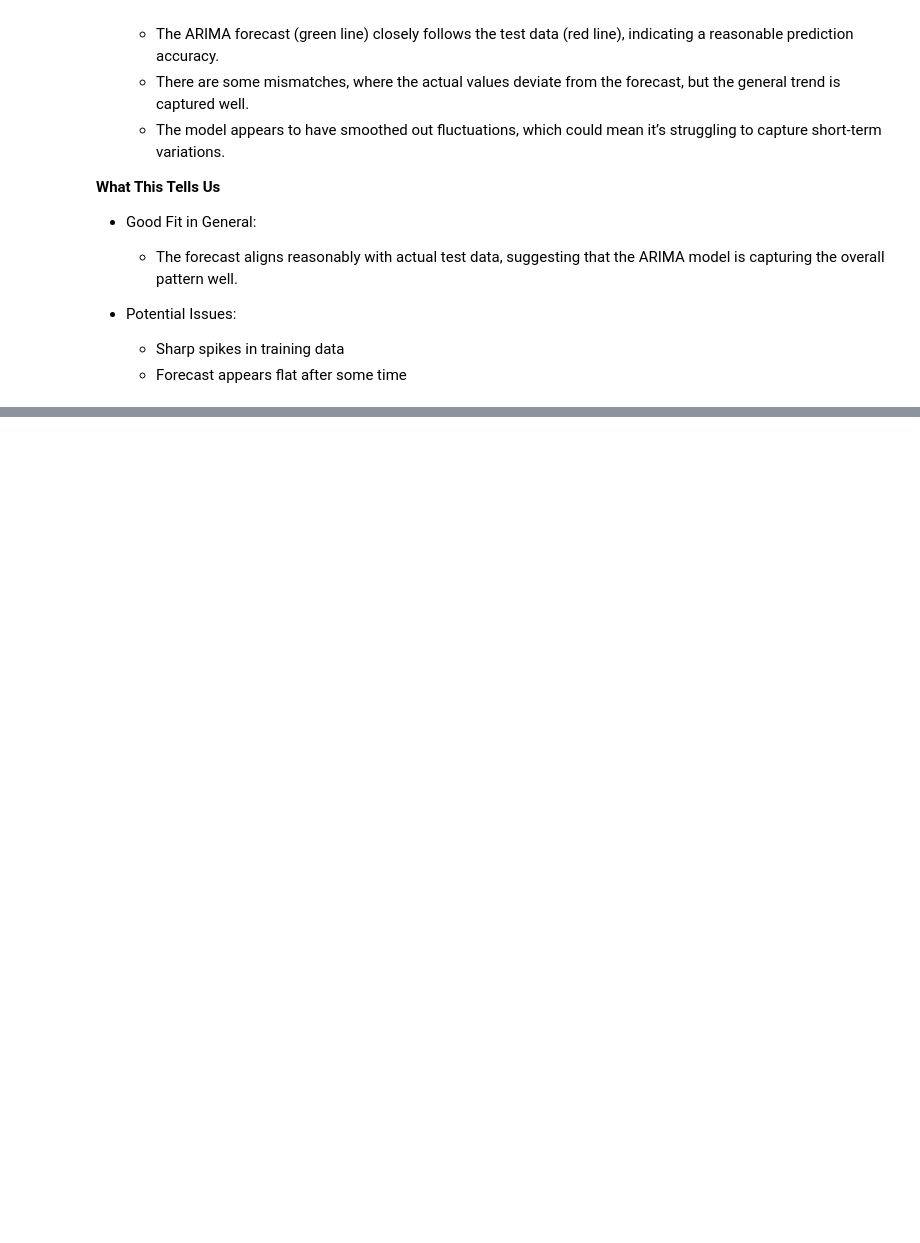
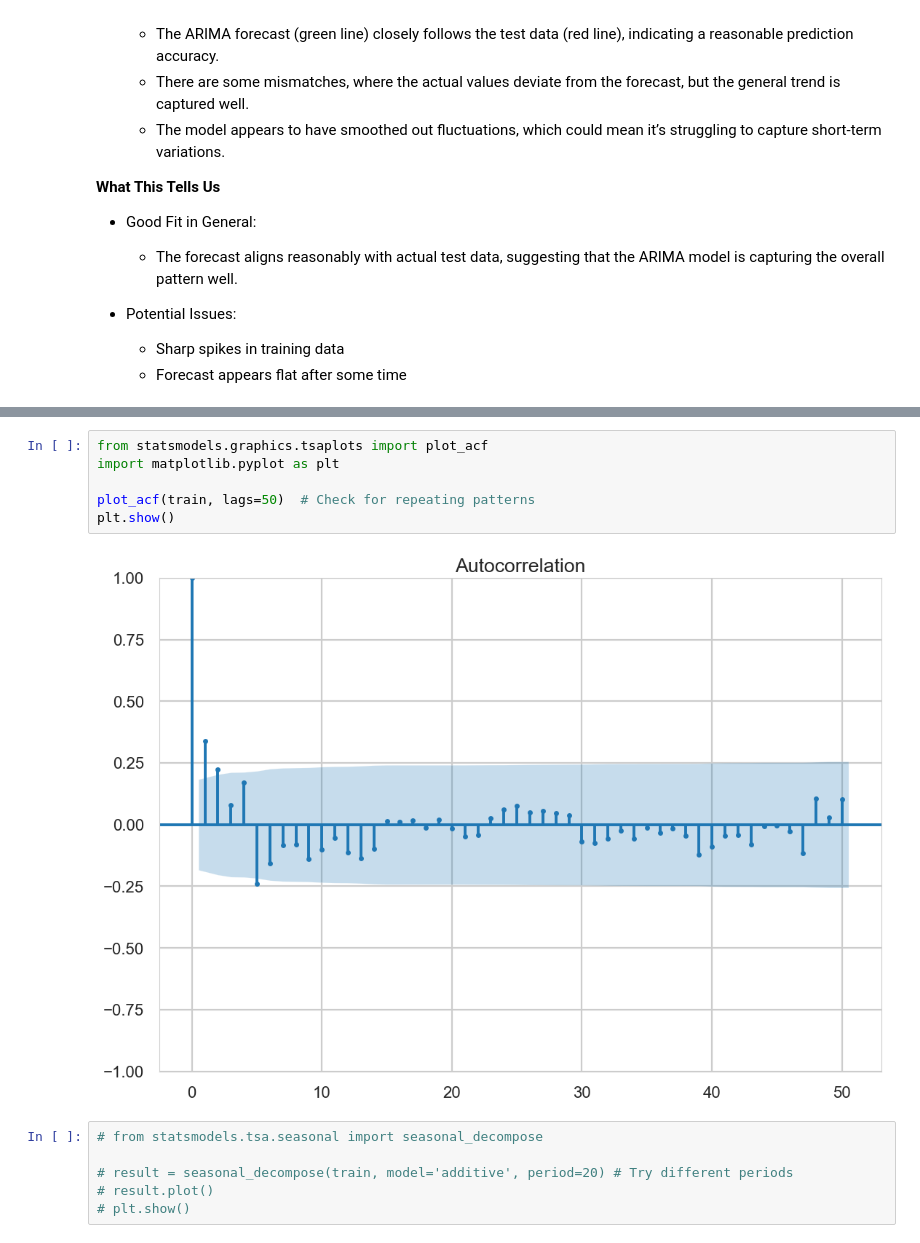
Before and after one commit to Day-hue/walmat, a Jupyter notebook: walmart.ipynb, the cells around one changed output, grey strips where cells are left out. Cells and saved outputs as stored; diff of their text form; blank space fills up the shorter version.

```diff
--- a/walmart.ipynb
+++ b/walmart.ipynb
@@ -1520 +1523,15 @@ plt.show()
+# %%
+from statsmodels.graphics.tsaplots import plot_acf
+import matplotlib.pyplot as plt
+
+plot_acf(train, lags=50)  # Check for repeating patterns
+plt.show()
+# %% [output]
+[figure, added]
+# %%
+# from statsmodels.tsa.seasonal import seasonal_decompose
+
+# result = seasonal_decompose(train, model='additive', period=20) # Try different periods
+# result.plot()
+# plt.show()
 # %%
```
Also changed, not shown: parts of 26 cells of this notebook.
